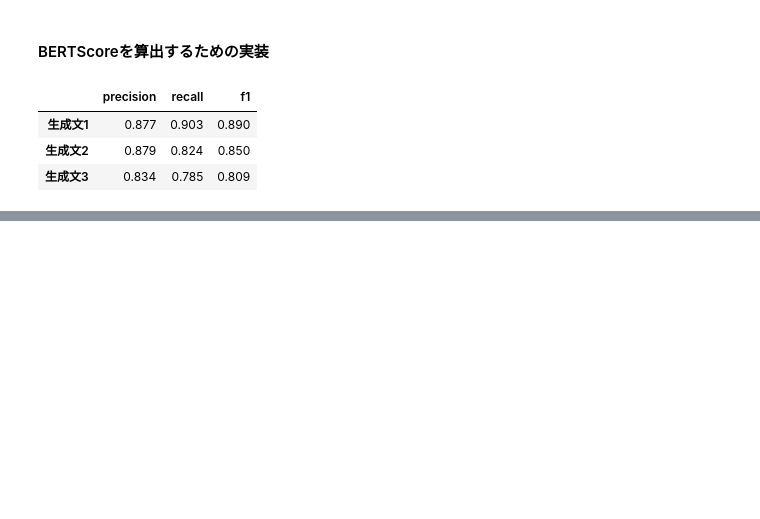
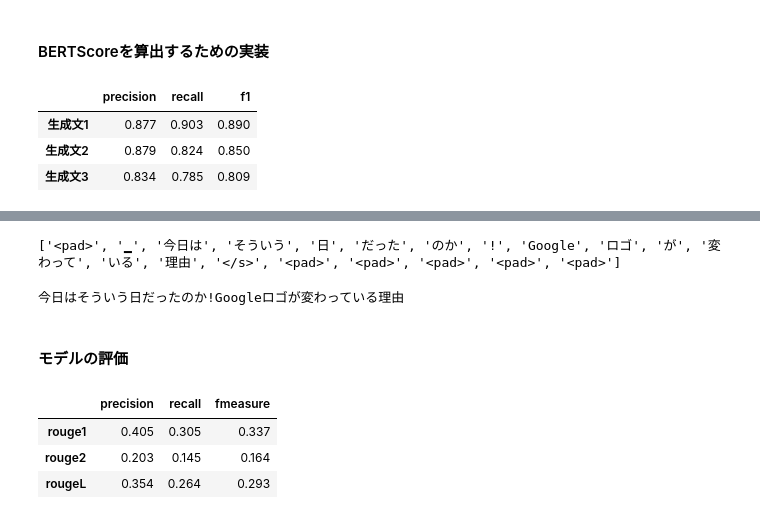
Before and after one commit to SY-256/llm-book, a Jupyter notebook: notebook/chapter7.ipynb, the cells around one changed output, grey strips where cells are left out. Cells and saved outputs as stored; diff of their text form; code cells hidden in the pictures; blank space fills up the shorter version.

```diff
--- a/notebook/chapter7.ipynb
+++ b/notebook/chapter7.ipynb
@@ -338,0 +493,47 @@ display(pd.concat(df_list, keys=bertscore_results.keys(), axis=1).T)
+# %%
+# 生成した見出しのトークンのIDのlistをトークンのlistに変換する
+tokens = tokenizer.convert_ids_to_tokens(
+    generations[0]["generated_title_ids"]
+)
+print(tokens)
+# %% [output]
+['<pad>', '▁', '今日は', 'そういう', '日', 'だった', 'のか', '!', 'Google', 'ロゴ', 'が', '変わって', 'いる', '理由', '</s>', '<pad>', '<pad>', '<pad>', '<pad>', '<pad>']
+# %%
+# 生成結果を見出しテキストに変換する後処理
+def postprocess_title(
+    generations: list[dict[str, Any]],
+    dataset: list[dict[str, Any]],
+    tokenizer: PreTrainedTokenizer,
+):
+    """見出しの後処理"""
+    results = []
+    # 各事例を処理する
+    for generation, data in zip(generations, dataset):
+        # IDのlistをテキストに変換する
+        data["generated_title"] = tokenizer.decode(
+            generation["generated_title_ids"],
+            skip_special_tokens=True,
+        )
+        results.append(data)
+    return results
+
+# 見出しテキストを生成する
+results = postprocess_title(generations, dataset["test"], tokenizer)
+print(results[0]["generated_title"])
+# %% [output]
+今日はそういう日だったのか!Googleロゴが変わっている理由
+# %% [markdown]
+#### モデルの評価
+# %%
+# ROUGEを算出して表示する
+generated_titles = [
+    tagger.parse(r["generated_title"]).strip() for r in results
+]
+ref_title = [tagger.parse(r["title"]).strip() for r in results]
+rouge_results = compute_rouge(generated_titles, ref_title)
+display(pd.DataFrame.from_dict(rouge_results, orient="index"))
+# %% [output]
+|  | precision | recall | fmeasure |
+| rouge1 | 0.405 | 0.305 | 0.337 |
+| rouge2 | 0.203 | 0.145 | 0.164 |
+| rougeL | 0.354 | 0.264 | 0.293 |
```
Also changed, not shown: parts of 17 cells of this notebook.
